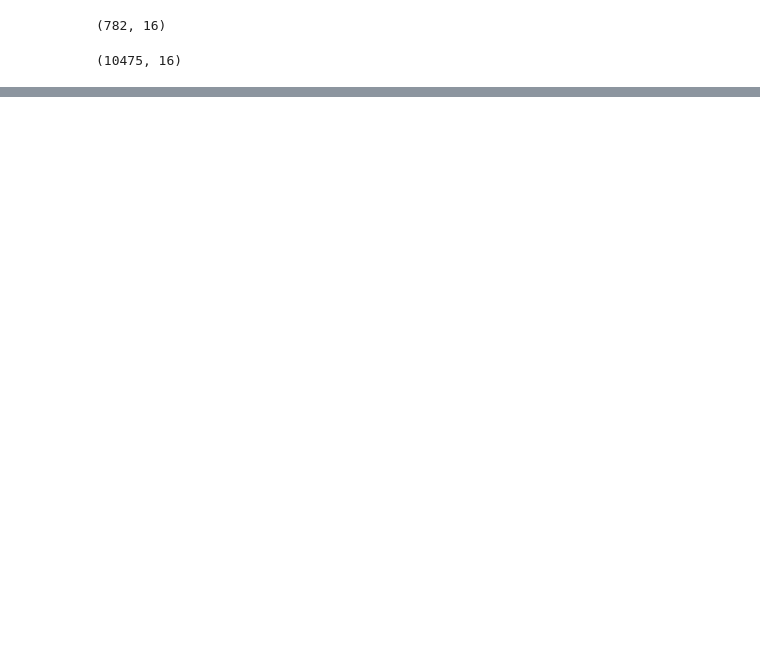
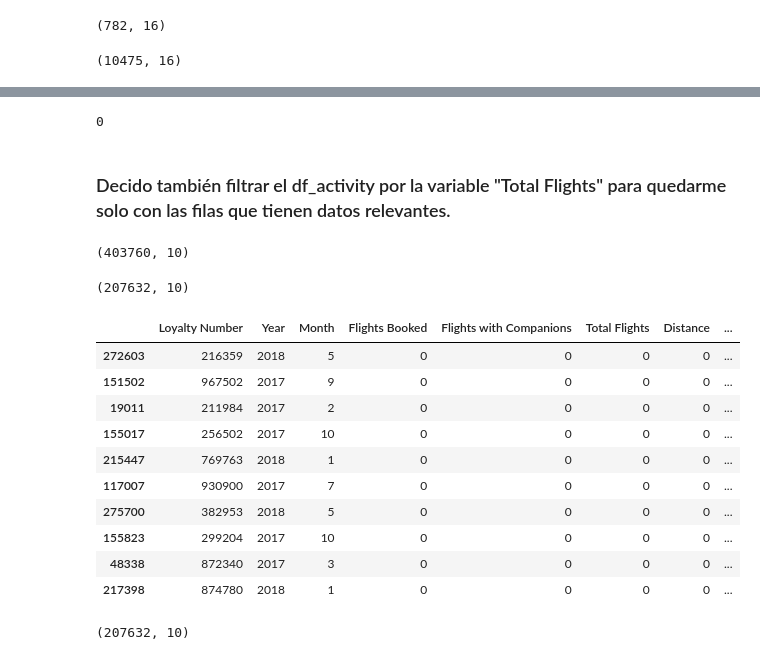
Before and after one commit to Adalab/bda-modulo-3-evaluacion-final-Andrea-Gauger, a Jupyter notebook: notebooks/01_eda.ipynb, the cells around one changed output, grey strips where cells are left out. Saved outputs shown, nothing was run; the diff lists cells and outputs as text; code cells hidden in the pictures; blank space fills up the shorter version.

```diff
--- a/notebooks/01_eda.ipynb
+++ b/notebooks/01_eda.ipynb
@@ -491,0 +503,35 @@ df_history[df_history["Education"] == "Bachelor"].shape
+# %%
+# Elimino las filas duplicadas
+df_activity = df_activity.drop_duplicates()
+# %%
+# vuelvo a comprobar, no hay filas duplicadas
+df_activity.duplicated().sum()
+# %% [output]
+0
+# %% [markdown]
+### Decido también filtrar el df_activity por la variable "Total Flights" para quedarme solo con las filas que tienen datos relevantes.
+# %%
+# Compruebo el número de filas originales del df
+df_activity.shape
+# %% [output]
+(403760, 10)
+# %%
+# Compruebo cuantas filas tienen datos realmente en la columna "Total Flights"
+df_activity[df_activity["Total Flights"] > 0].shape
+# %% [output]
+(207632, 10)
+# %%
+# Compruebo de nuevo que no hay datos en el resto de variables cuando "Total Flights" es == 0
+df_activity[df_activity["Total Flights"] == 0].sample(10)
+# %% [output]
+|  | Loyalty Number | Year | Month | Flights Booked | Flights with Companions | Total Flights | Distance | ... |
+| 272603 | 216359 | 2018 | 5 | 0 | 0 | 0 | 0 | ... |
+| 151502 | 967502 | 2017 | 9 | 0 | 0 | 0 | 0 | ... |
+| 19011 | 211984 | 2017 | 2 | 0 | 0 | 0 | 0 | ... |
+| 155017 | 256502 | 2017 | 10 | 0 | 0 | 0 | 0 | ... |
+| 215447 | 769763 | 2018 | 1 | 0 | 0 | 0 | 0 | ... |
+| 117007 | 930900 | 2017 | 7 | 0 | 0 | 0 | 0 | ... |
+| 275700 | 382953 | 2018 | 5 | 0 | 0 | 0 | 0 | ... |
+| 155823 | 299204 | 2017 | 10 | 0 | 0 | 0 | 0 | ... |
+| 48338 | 872340 | 2017 | 3 | 0 | 0 | 0 | 0 | ... |
+| 217398 | 874780 | 2018 | 1 | 0 | 0 | 0 | 0 | ... |
@@ -491,0 +541,5 @@ df_history[df_history["Education"] == "Bachelor"].shape
+# %%
+# Veo filas y columnas con las que se queda
+df_activity_info.shape
+# %% [output]
+(207632, 10)
```
Also changed, not shown: parts of 18 cells of this notebook, 2 other files.
